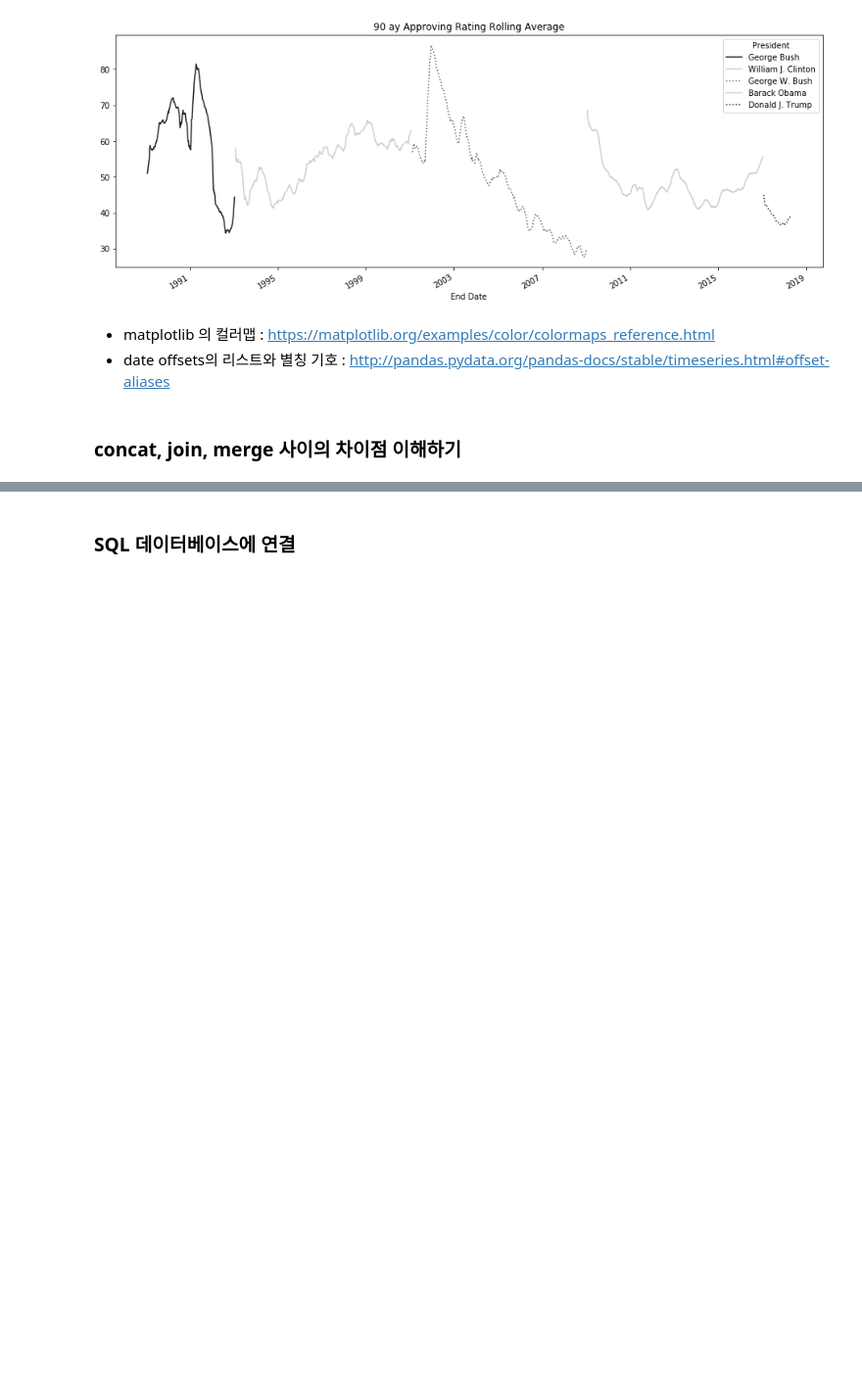
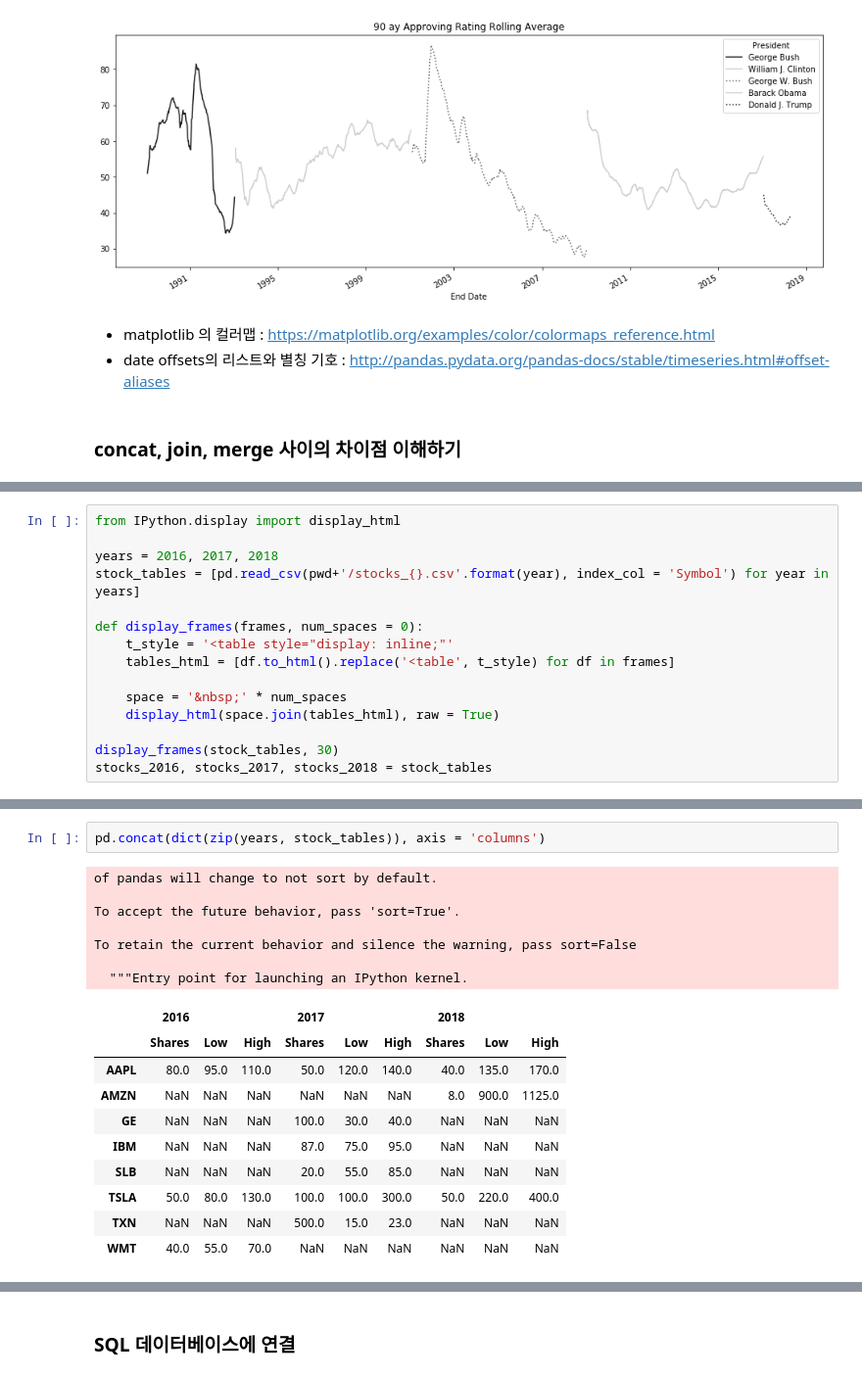
Before and after one commit to liberalapes/pandas_cookbook, a Jupyter notebook: 09장 Pandas 객체 합치기.ipynb, the cells around one changed output, grey strips where cells are left out. Shown: that part at 98% size. Cells and saved outputs as stored; diff of their text form; blank space fills up the shorter version.

Commit message:
9장. Pandas 객체 합치기

```diff
--- a/09장 Pandas 객체 합치기.ipynb
+++ b/09장 Pandas 객체 합치기.ipynb
@@ -557,0 +577,15 @@ pres_rm.unstack('President')[correct_col_order].plot(**plot_kwargs)
+# %%
+from IPython.display import display_html
+
+years = 2016, 2017, 2018
+stock_tables = [pd.read_csv(pwd+'/stocks_{}.csv'.format(year), index_col = 'Symbol') for year in years]
+
+def display_frames(frames, num_spaces = 0):
+    t_style = '<table style="display: inline;"'
+    tables_html = [df.to_html().replace('<table', t_style) for df in frames]
+
+    space = '&nbsp;' * num_spaces
+    display_html(space.join(tables_html), raw = True)
+
+display_frames(stock_tables, 30)
+stocks_2016, stocks_2017, stocks_2018 = stock_tables
@@ -557,0 +628,20 @@ pres_rm.unstack('President')[correct_col_order].plot(**plot_kwargs)
+# %%
+pd.concat(dict(zip(years, stock_tables)), axis = 'columns')
+# %% [output]
+of pandas will change to not sort by default.
+
+To accept the future behavior, pass 'sort=True'.
+
+To retain the current behavior and silence the warning, pass sort=False
+
+  """Entry point for launching an IPython kernel.
+|  | 2016 |  |  | 2017 |  |  | 2018 |  |  |
+|  | Shares | Low | High | Shares | Low | High | Shares | Low | High |
+| AAPL | 80.0 | 95.0 | 110.0 | 50.0 | 120.0 | 140.0 | 40.0 | 135.0 | 170.0 |
+| AMZN | NaN | NaN | NaN | NaN | NaN | NaN | 8.0 | 900.0 | 1125.0 |
+| GE | NaN | NaN | NaN | 100.0 | 30.0 | 40.0 | NaN | NaN | NaN |
+| IBM | NaN | NaN | NaN | 87.0 | 75.0 | 95.0 | NaN | NaN | NaN |
+| SLB | NaN | NaN | NaN | 20.0 | 55.0 | 85.0 | NaN | NaN | NaN |
+| TSLA | 50.0 | 80.0 | 130.0 | 100.0 | 100.0 | 300.0 | 50.0 | 220.0 | 400.0 |
+| TXN | NaN | NaN | NaN | 500.0 | 15.0 | 23.0 | NaN | NaN | NaN |
+| WMT | 40.0 | 55.0 | 70.0 | NaN | NaN | NaN | NaN | NaN | NaN |
```
Also changed, not shown: parts of 29 cells of this notebook.
